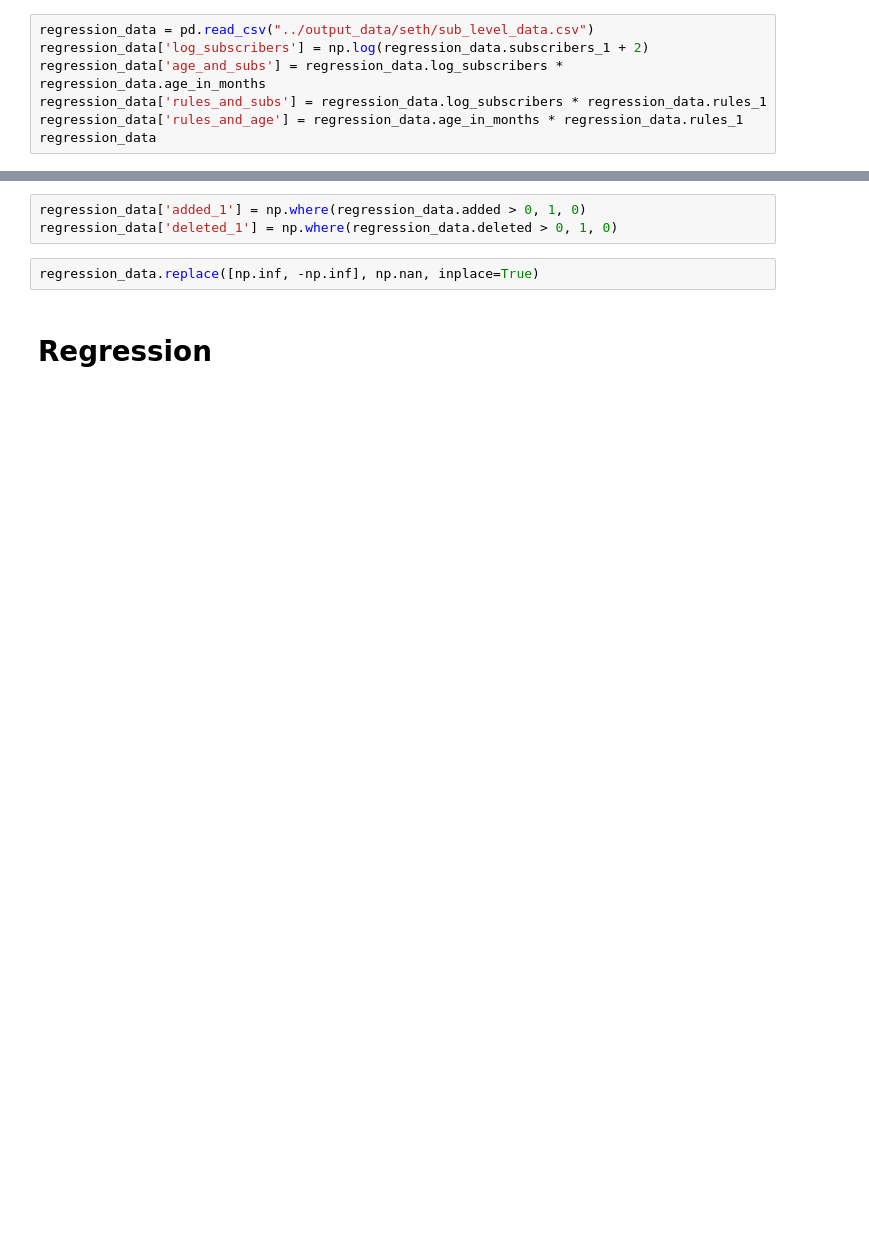
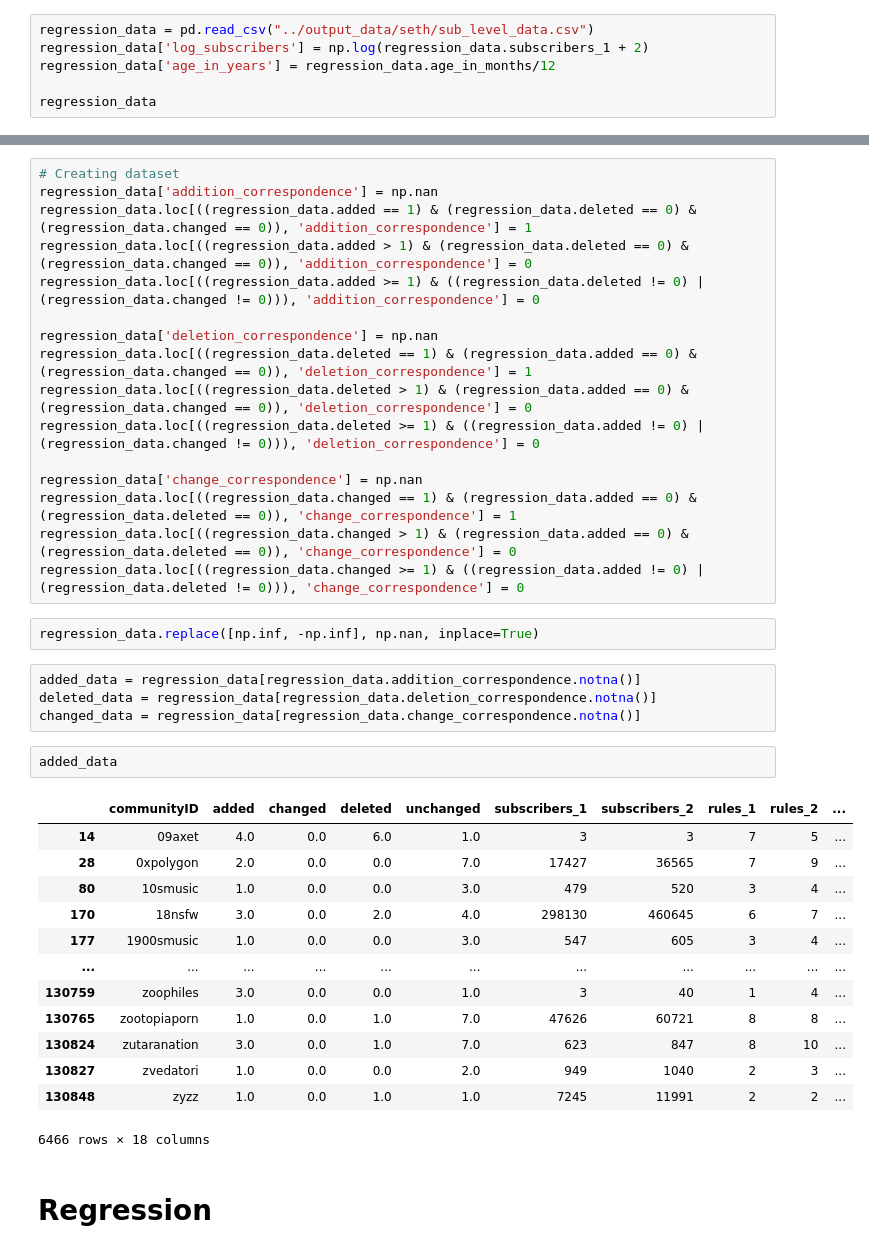
Before and after one commit to nammyk789/reddit-rule-change, a Jupyter notebook: jupyter notebooks/Logistic Regression.ipynb, the cells around one changed output, grey strips where cells are left out. Cells and saved outputs as stored; diff of their text form; blank space fills up the shorter version.

```diff
--- a/jupyter notebooks/Logistic Regression.ipynb
+++ b/jupyter notebooks/Logistic Regression.ipynb
@@ -12,9 +12,8 @@ import matplotlib.pyplot as plt
 # %%
 regression_data = pd.read_csv("../output_data/seth/sub_level_data.csv")
 regression_data['log_subscribers'] = np.log(regression_data.subscribers_1 + 2)
-regression_data['age_and_subs'] = regression_data.log_subscribers * regression_data.age_in_months
-regression_data['rules_and_subs'] = regression_data.log_subscribers * regression_data.rules_1
-regression_data['rules_and_age'] = regression_data.age_in_months * regression_data.rules_1
+regression_data['age_in_years'] = regression_data.age_in_months/12
+
 regression_data
 # %% [output]
 |  | communityID | added | changed | deleted | unchanged | subscribers_1 | subscribers_2 | rules_1 | rules_2 | ... |
@@ -33,7 +32,40 @@ regression_data
-# %%
-regression_data['added_1'] = np.where(regression_data.added > 0, 1, 0)
-regression_data['deleted_1'] = np.where(regression_data.deleted > 0, 1, 0)
+# %%
+# Creating dataset
+regression_data['addition_correspondence'] = np.nan
+regression_data.loc[((regression_data.added == 1) & (regression_data.deleted == 0) & (regression_data.changed == 0)), 'addition_correspondence'] = 1
+regression_data.loc[((regression_data.added > 1) & (regression_data.deleted == 0) & (regression_data.changed == 0)), 'addition_correspondence'] = 0
+regression_data.loc[((regression_data.added >= 1) & ((regression_data.deleted != 0) | (regression_data.changed != 0))), 'addition_correspondence'] = 0
+
+regression_data['deletion_correspondence'] = np.nan
+regression_data.loc[((regression_data.deleted == 1) & (regression_data.added == 0) & (regression_data.changed == 0)), 'deletion_correspondence'] = 1
+regression_data.loc[((regression_data.deleted > 1) & (regression_data.added == 0) & (regression_data.changed == 0)), 'deletion_correspondence'] = 0
+regression_data.loc[((regression_data.deleted >= 1) & ((regression_data.added != 0) | (regression_data.changed != 0))), 'deletion_correspondence'] = 0
+
+regression_data['change_correspondence'] = np.nan
+regression_data.loc[((regression_data.changed == 1) & (regression_data.added == 0) & (regression_data.deleted == 0)), 'change_correspondence'] = 1
+regression_data.loc[((regression_data.changed > 1) & (regression_data.added == 0) & (regression_data.deleted == 0)), 'change_correspondence'] = 0
+regression_data.loc[((regression_data.changed >= 1) & ((regression_data.added != 0) | (regression_data.deleted != 0))), 'change_correspondence'] = 0
 # %%
 regression_data.replace([np.inf, -np.inf], np.nan, inplace=True)
+# %%
+added_data = regression_data[regression_data.addition_correspondence.notna()]
+deleted_data = regression_data[regression_data.deletion_correspondence.notna()]
+changed_data = regression_data[regression_data.change_correspondence.notna()]
+# %%
+added_data
+# %% [output]
+|  | communityID | added | changed | deleted | unchanged | subscribers_1 | subscribers_2 | rules_1 | rules_2 | ... |
+| 14 | 09axet | 4.0 | 0.0 | 6.0 | 1.0 | 3 | 3 | 7 | 5 | ... |
+| 28 | 0xpolygon | 2.0 | 0.0 | 0.0 | 7.0 | 17427 | 36565 | 7 | 9 | ... |
+| 80 | 10smusic | 1.0 | 0.0 | 0.0 | 3.0 | 479 | 520 | 3 | 4 | ... |
+| 170 | 18nsfw | 3.0 | 0.0 | 2.0 | 4.0 | 298130 | 460645 | 6 | 7 | ... |
+| 177 | 1900smusic | 1.0 | 0.0 | 0.0 | 3.0 | 547 | 605 | 3 | 4 | ... |
+| ... | ... | ... | ... | ... | ... | ... | ... | ... | ... | ... |
+| 130759 | zoophiles | 3.0 | 0.0 | 0.0 | 1.0 | 3 | 40 | 1 | 4 | ... |
+| 130765 | zootopiaporn | 1.0 | 0.0 | 1.0 | 7.0 | 47626 | 60721 | 8 | 8 | ... |
+| 130824 | zutaranation | 3.0 | 0.0 | 1.0 | 7.0 | 623 | 847 | 8 | 10 | ... |
+| 130827 | zvedatori | 1.0 | 0.0 | 0.0 | 2.0 | 949 | 1040 | 2 | 3 | ... |
+| 130848 | zyzz | 1.0 | 0.0 | 1.0 | 1.0 | 7245 | 11991 | 2 | 2 | ... |
+6466 rows × 18 columns
 # %% [markdown]
 # Regression
```
Also changed, not shown: parts of 11 cells of this notebook, 28 other files.
